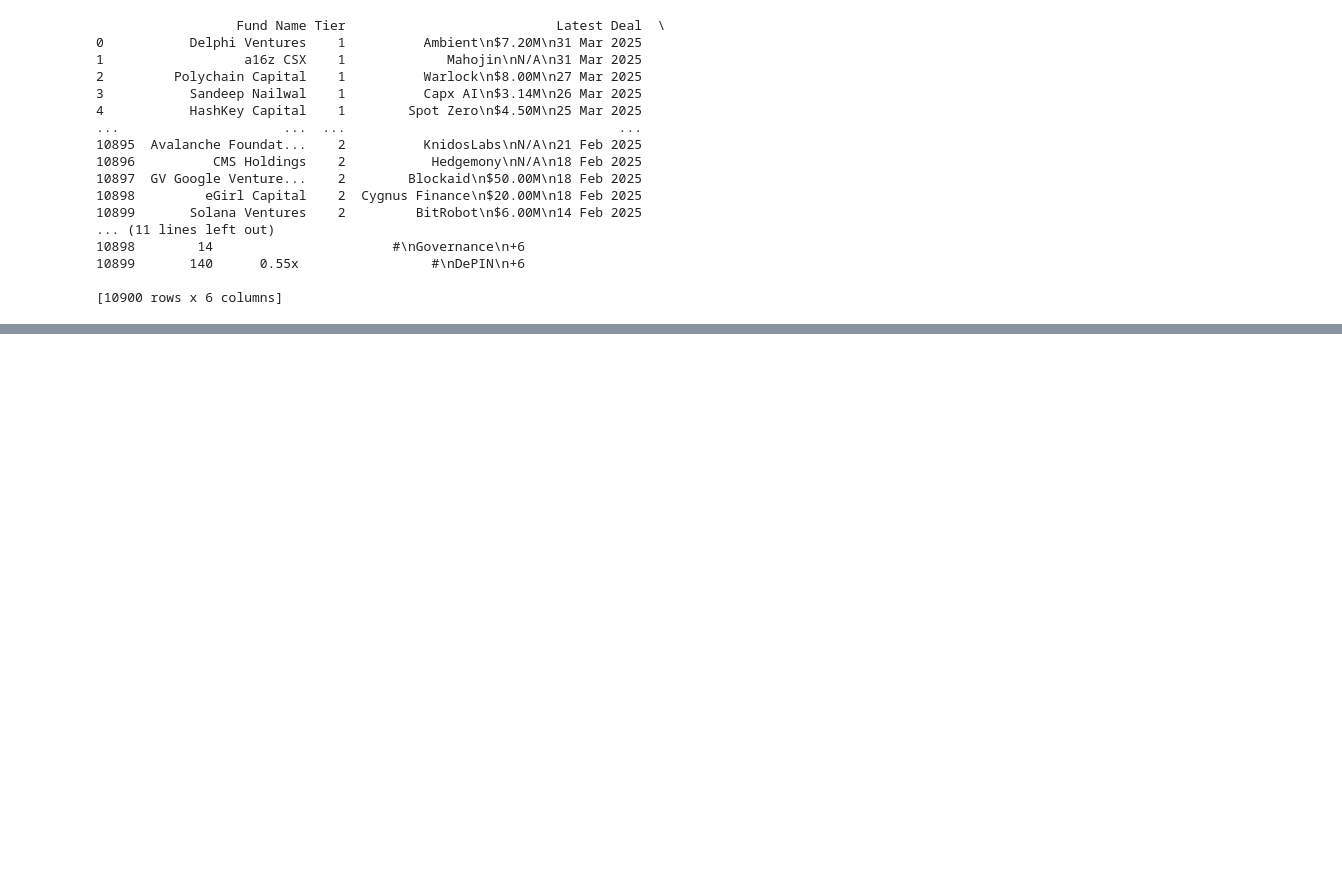
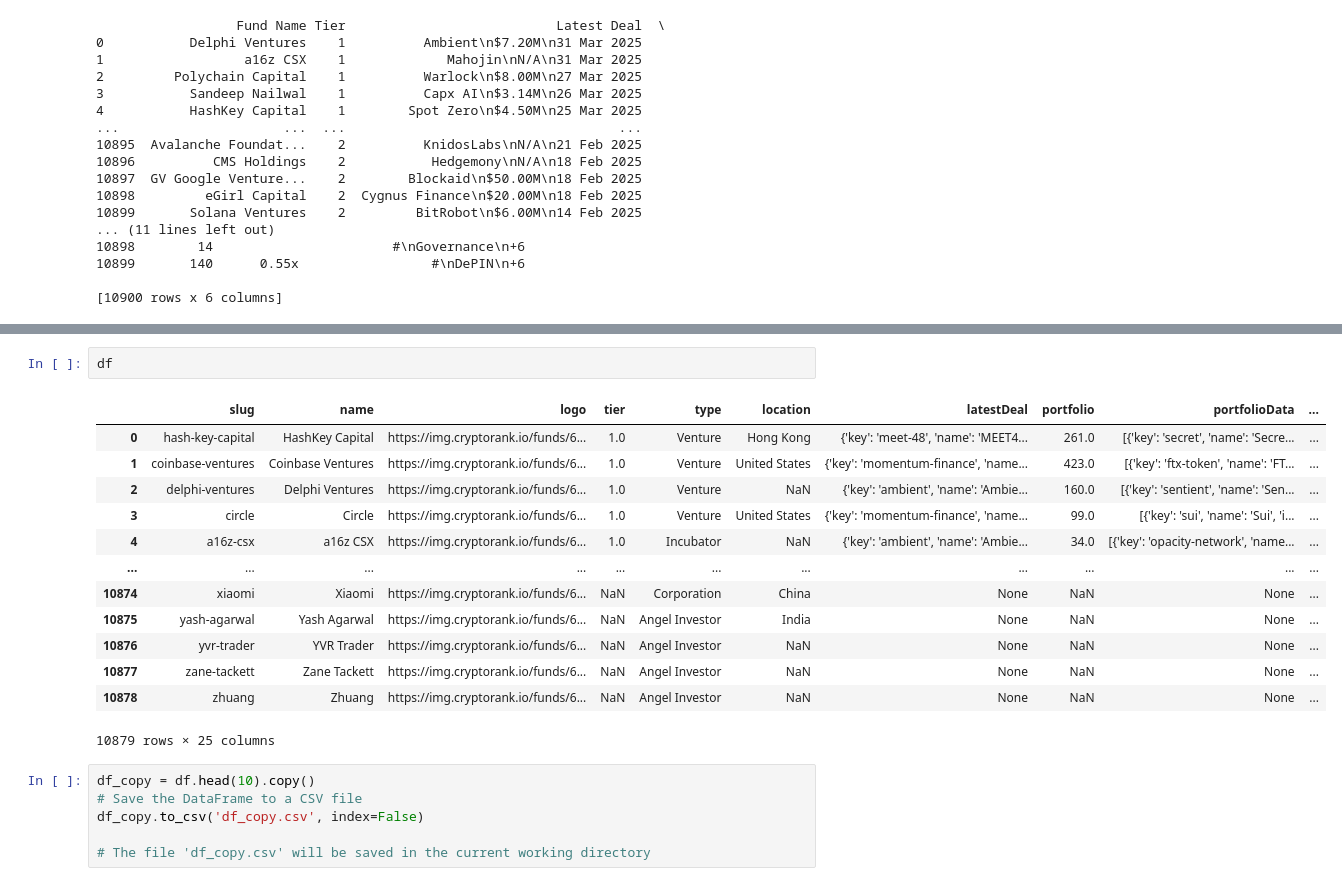
Before and after one commit to mnajjaa/Crypto-Fund-Due-Diligence-Automation, a Jupyter notebook: data/notebooks/FundsScrap.ipynb, the cells around one changed output, grey strips where cells are left out. Drawn from its saved outputs; the diff is of its cells as text; blank space fills up the shorter version.

```diff
--- a/data/notebooks/FundsScrap.ipynb
+++ b/data/notebooks/FundsScrap.ipynb
@@ -248,0 +457,22 @@ Columns: ['slug', 'name', 'logo', 'tier', 'type', 'location', 'latestDeal', 'por
+# %%
+df
+# %% [output]
+|  | slug | name | logo | tier | type | location | latestDeal | portfolio | portfolioData | ... |
+| 0 | hash-key-capital | HashKey Capital | https://img.cryptorank.io/funds/6... | 1.0 | Venture | Hong Kong | {'key': 'meet-48', 'name': 'MEET4... | 261.0 | [{'key': 'secret', 'name': 'Secre... | ... |
+| 1 | coinbase-ventures | Coinbase Ventures | https://img.cryptorank.io/funds/6... | 1.0 | Venture | United States | {'key': 'momentum-finance', 'name... | 423.0 | [{'key': 'ftx-token', 'name': 'FT... | ... |
+| 2 | delphi-ventures | Delphi Ventures | https://img.cryptorank.io/funds/6... | 1.0 | Venture | NaN | {'key': 'ambient', 'name': 'Ambie... | 160.0 | [{'key': 'sentient', 'name': 'Sen... | ... |
+| 3 | circle | Circle | https://img.cryptorank.io/funds/6... | 1.0 | Venture | United States | {'key': 'momentum-finance', 'name... | 99.0 | [{'key': 'sui', 'name': 'Sui', 'i... | ... |
+| 4 | a16z-csx | a16z CSX | https://img.cryptorank.io/funds/6... | 1.0 | Incubator | NaN | {'key': 'ambient', 'name': 'Ambie... | 34.0 | [{'key': 'opacity-network', 'name... | ... |
+| ... | ... | ... | ... | ... | ... | ... | ... | ... | ... | ... |
+| 10874 | xiaomi | Xiaomi | https://img.cryptorank.io/funds/6... | NaN | Corporation | China | None | NaN | None | ... |
+| 10875 | yash-agarwal | Yash Agarwal | https://img.cryptorank.io/funds/6... | NaN | Angel Investor | India | None | NaN | None | ... |
+| 10876 | yvr-trader | YVR Trader | https://img.cryptorank.io/funds/6... | NaN | Angel Investor | NaN | None | NaN | None | ... |
+| 10877 | zane-tackett | Zane Tackett | https://img.cryptorank.io/funds/6... | NaN | Angel Investor | NaN | None | NaN | None | ... |
+| 10878 | zhuang | Zhuang | https://img.cryptorank.io/funds/6... | NaN | Angel Investor | NaN | None | NaN | None | ... |
+10879 rows × 25 columns
+# %%
+df_copy = df.head(10).copy()
+# Save the DataFrame to a CSV file
+df_copy.to_csv('df_copy.csv', index=False)
+
+# The file 'df_copy.csv' will be saved in the current working directory
```
Also changed, not shown: parts of 8 cells of this notebook, 4 other files.
